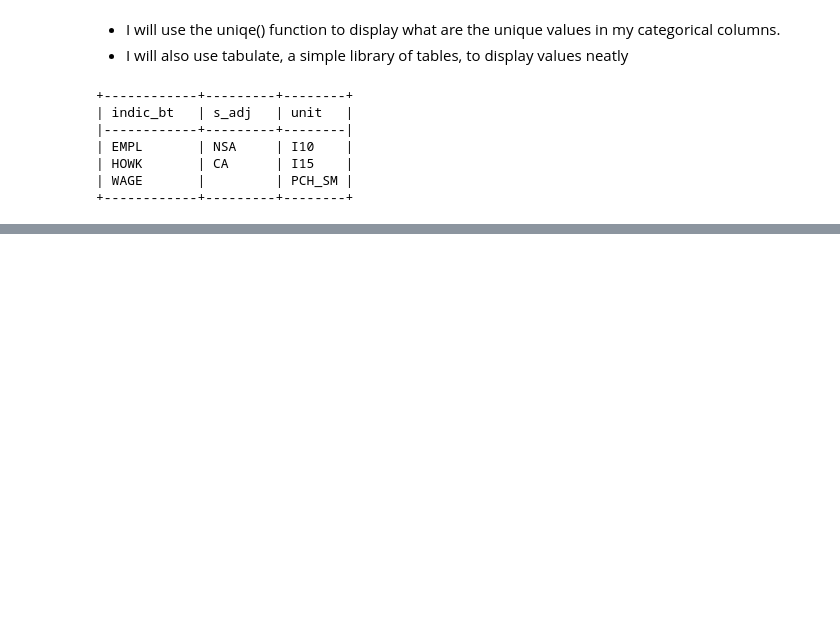
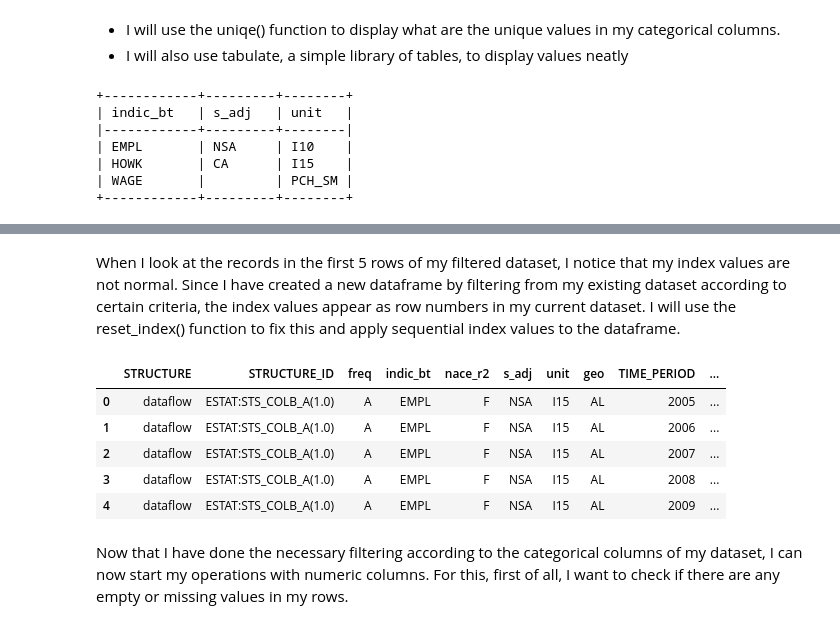
Before and after one commit to kalememre/CA2, a Jupyter notebook: labour.ipynb, the cells around one changed output, grey strips where cells are left out. Saved outputs shown, nothing was run; the diff lists cells and outputs as text; code cells hidden in the pictures; blank space fills up the shorter version.

```diff
--- a/labour.ipynb
+++ b/labour.ipynb
@@ -392,0 +420,15 @@ print(table)
+# %% [markdown]
+When I look at the records in the first 5 rows of my filtered dataset, I notice that my index values are not normal. Since I have created a new dataframe by filtering from my existing dataset according to certain criteria, the index values appear as row numbers in my current dataset. I will use the reset_index() function to fix this and apply sequential index values to the dataframe.
+# %%
+filtered_df.reset_index(drop=True, inplace=True)
+# %%
+filtered_df.head()
+# %% [output]
+|  | STRUCTURE | STRUCTURE_ID | freq | indic_bt | nace_r2 | s_adj | unit | geo | TIME_PERIOD | ... |
+| 0 | dataflow | ESTAT:STS_COLB_A(1.0) | A | EMPL | F | NSA | I15 | AL | 2005 | ... |
+| 1 | dataflow | ESTAT:STS_COLB_A(1.0) | A | EMPL | F | NSA | I15 | AL | 2006 | ... |
+| 2 | dataflow | ESTAT:STS_COLB_A(1.0) | A | EMPL | F | NSA | I15 | AL | 2007 | ... |
+| 3 | dataflow | ESTAT:STS_COLB_A(1.0) | A | EMPL | F | NSA | I15 | AL | 2008 | ... |
+| 4 | dataflow | ESTAT:STS_COLB_A(1.0) | A | EMPL | F | NSA | I15 | AL | 2009 | ... |
+# %% [markdown]
+Now that I have done the necessary filtering according to the categorical columns of my dataset, I can now start my operations with numeric columns. For this, first of all, I want to check if there are any empty or missing values in my rows.
```
Also changed, not shown: parts of 6 cells of this notebook.
